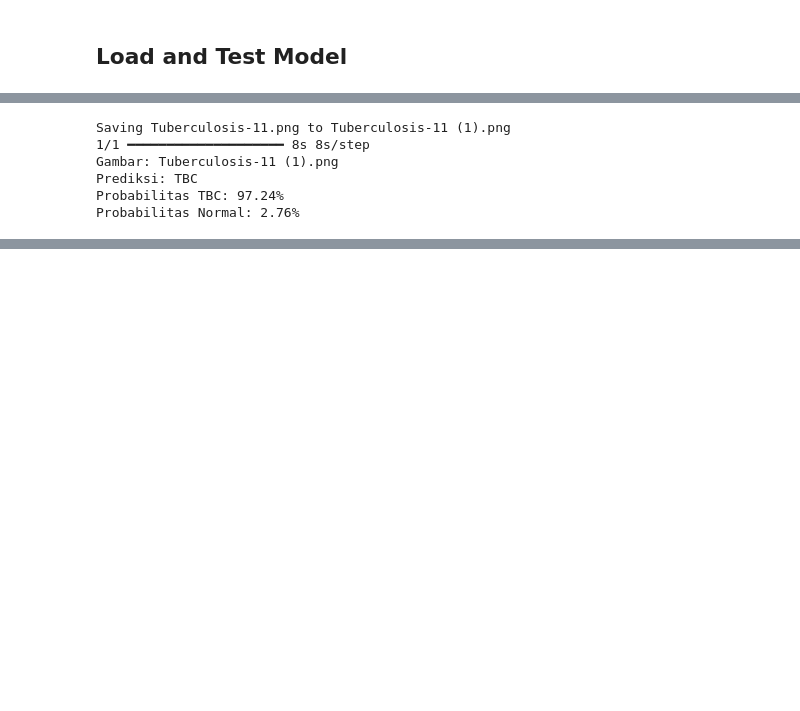
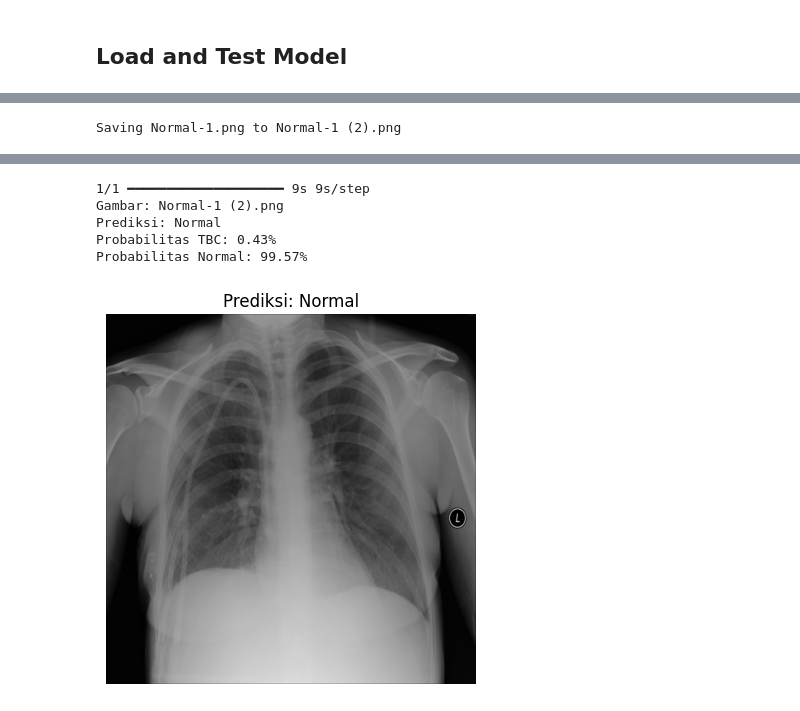
Before and after one commit to alfiannnas/tbc-detection-app, a Jupyter notebook: UnderSamplingTBC_Detection.ipynb, the cells around one changed output, grey strips where cells are left out. Saved outputs shown, nothing was run; the diff lists cells and outputs as text; code cells hidden in the pictures; blank space fills up the shorter version.

```diff
--- a/UnderSamplingTBC_Detection.ipynb
+++ b/UnderSamplingTBC_Detection.ipynb
@@ -599,46 +617,48 @@ WARNING:absl:You are saving your model as an HDF5 file via `model.save()` or `ke
 # %% [markdown]
 ## Load and Test Model
 # %%
+from tensorflow.keras.preprocessing import image
+from tensorflow.keras.models import load_model
 import numpy as np
-from tensorflow.keras.preprocessing import image
+import matplotlib.pyplot as plt
 from google.colab import files
-from tensorflow.keras.models import load_model
 
-# Upload picture from local
+# Upload image
 uploaded = files.upload()
+img_path = list(uploaded.keys())[0]
 
 # Load model
-model = load_model('model_tbc.h5', compile=False)
+model = load_model('model_tbc.h5')  # Tanpa compile=False jika tidak pakai custom loss
 
-# Label classes
+# Classes
 classes = ['Normal', 'TBC']
 
-# Get uploaded image path
-img_path = list(uploaded.keys())[0]
+# Load & preprocess image
+img = image.load_img(img_path, target_size=(320, 320))  # Sesuai training
+img_array = image.img_to_array(img)
 
-# Load and preprocess image
-img = image.load_img(img_path, target_size=(320, 320), interpolation='lanczos')
-img_array = image.img_to_array(img)
-img_array = img_array / 255.0
+# Preprocessing: sesuai train_generator!
+img_array -= np.mean(img_array)
+img_array /= (np.std(img_array) + 1e-7)  # samplewise_center + samplewise_std_normalization
+
 img_array = np.expand_dims(img_array, axis=0)
 
 # Predict
 pred = model.predict(img_array)
 prob = pred[0][0]
-
-# Apply threshold
 predicted_class = classes[1] if prob >= 0.5 else classes[0]
 
-# Output results
+# Output
 print("Gambar:", img_path)
 print("Prediksi:", predicted_class)
 print("Probabilitas TBC:", f"{prob * 100:.2f}%")
 print("Probabilitas Normal:", f"{(1 - prob) * 100:.2f}%")
+
+# Show image
+plt.imshow(image.load_img(img_path))
+plt.title(f"Prediksi: {predicted_class}")
+plt.axis('off')
+plt.show()
 # %% [output]
 [interactive output not drawn]
-Saving Tuberculosis-11.png to Tuberculosis-11 (1).png
-1/1 ━━━━━━━━━━━━━━━━━━━━ 8s 8s/step
-Gambar: Tuberculosis-11 (1).png
-Prediksi: TBC
-Probabilitas TBC: 97.24%
-Probabilitas Normal: 2.76%
+Saving Normal-1.png to Normal-1 (2).png
@@ -644,0 +666,6 @@ Probabilitas Normal: 2.76%
+1/1 ━━━━━━━━━━━━━━━━━━━━ 9s 9s/step
+Gambar: Normal-1 (2).png
+Prediksi: Normal
+Probabilitas TBC: 0.43%
+Probabilitas Normal: 99.57%
+[figure, added]
```
Also changed, not shown: parts of 10 cells of this notebook.
